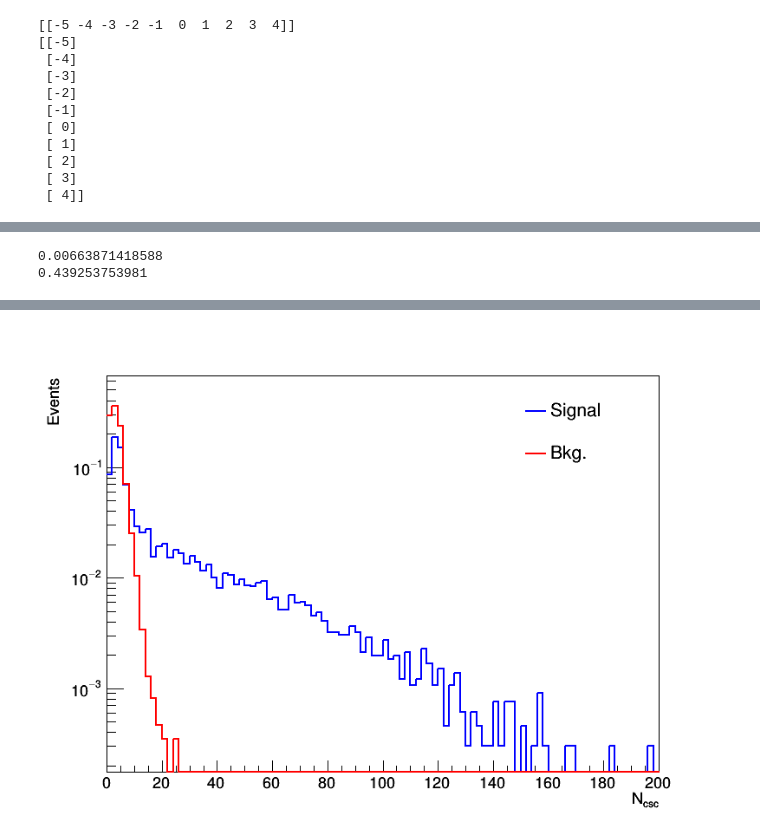
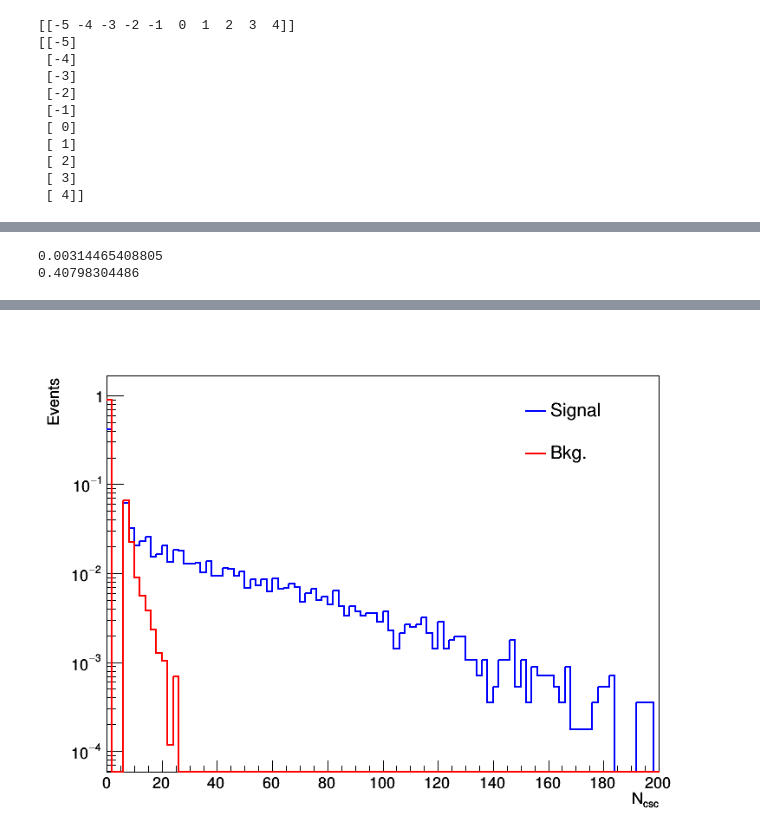
Before and after one commit to cms-lpc-llp/delayed_jet_analyzer, a Jupyter notebook: plot_scripts/muon_roi_trigger.ipynb, the cells around one changed output, grey strips where cells are left out. Saved outputs shown, nothing was run; the diff lists cells and outputs as text; code cells hidden in the pictures.

```diff
--- a/plot_scripts/muon_roi_trigger.ipynb
+++ b/plot_scripts/muon_roi_trigger.ipynb
@@ -334,6 +372,7 @@ Info in <TCanvas::SaveSource>: C++ Macro file: 2d_signal_event.C has been genera
 n_min_prompt  = []
 n_max_prompt  = []
 n_hits_prompt = []
+n_c_total_prompt = []
 
 for eta,phi in zip(csc_eta_prompt,csc_phi_prompt):
     test_dataset = np.vstack((eta,phi)).T
@@ -346,6 +385,12 @@ for eta,phi in zip(csc_eta_prompt,csc_phi_prompt):
         #print hits
 
     #print 'hhits=>', nhits
+    total_hits = 0
+    for cc in centroid_constituents:
+        if cc > 5:
+            total_hits += cc
+
+    n_c_total_prompt.append(total_hits)
     n_hits_prompt.append(nhits)
     n_max_prompt.append(np.amax(centroid_constituents))
     #print 'phi', phi
@@ -357,6 +402,7 @@ for eta,phi in zip(csc_eta_prompt,csc_phi_prompt):
 
 
 n_max_dis = []
+n_c_total_dis = []
 n_min_dis = []
 centroids,centroid_constituents = kmeans(test_dataset,25)
 for eta,phi in zip(csc_eta_dis,csc_phi_dis):
@@ -368,14 +414,20 @@ for eta,phi in zip(csc_eta_dis,csc_phi_dis):
     #print 'eta', eta
     #print centroid_constituents
     #print centroid_constituents.ravel()[np.flatnonzero(centroid_constituents)]
+    total_hits = 0
+    for cc in centroid_constituents:
+        if cc > 5:
+            total_hits += cc
+
+    n_c_total_dis.append(total_hits)
     n_max_dis.append(np.amax(centroid_constituents))
     n_min_dis.append(np.amin(centroid_constituents))
     #print 'phi', phi
 # %%
 c2 = rt.TCanvas('c2','c2', 800, 600)
-h['nmax_dis'] = create_TH1D(n_max_dis, axis_title=['nCsc_dis', 'Events'], name='nmax_dis', binning=[250,0,500])
+h['nmax_dis'] = create_TH1D(n_c_total_dis, axis_title=['nCsc_dis', 'Events'], name='nmax_dis', binning=[250,0,500])
 h['nmax_dis'].SetLineColor(4)
-h['nmax_prompt'] = create_TH1D(n_max_prompt, axis_title=['nmax_prompt', 'Events'], name='nmax_prompt', binning=[250,0,500])
+h['nmax_prompt'] = create_TH1D(n_c_total_prompt, axis_title=['nmax_prompt', 'Events'], name='nmax_prompt', binning=[250,0,500])
 h['nmax_prompt'].SetLineColor(2)
 c2.SetLogy()
 #h['llp_eta'].SetStats(0)
@@ -385,8 +437,8 @@ h['nCsc_dis'].SetLineColor(8)
 h['nCsc_prompt'].SetLineColor(6)
 
 #HISTO INFO
-print h['nmax_prompt'].Integral(7,250)
-print h['nmax_dis'].Integral(7,250)
+print h['nmax_prompt'].Integral(10,250)
+print h['nmax_dis'].Integral(10,250)
 
 #DRAW HISTOGRAMS
 h['nmax_prompt'].GetXaxis().SetRangeUser(0,200)
@@ -428,5 +480,5 @@ legend.Draw();
 
 c2.SaveAs("muon_roi_trigger_signal_vs_bkg.pdf")
 # %% [output]
-0.00663871418588
-0.439253753981
+0.00314465408805
+0.40798304486
@@ -433,4 +488,4 @@ c2.SaveAs("muon_roi_trigger_signal_vs_bkg.pdf")
 Info in <TCanvas::Print>: pdf file muon_roi_trigger_bkg_like.pdf has been created
 Info in <TCanvas::Print>: pdf file muon_roi_trigger_signal_like.pdf has been created
 Info in <TCanvas::Print>: pdf file muon_roi_trigger_signal_vs_bkg.pdf has been created
-[figure, old version]
+[figure, new version]
```
Also changed, not shown: parts of 2 cells of this notebook.
